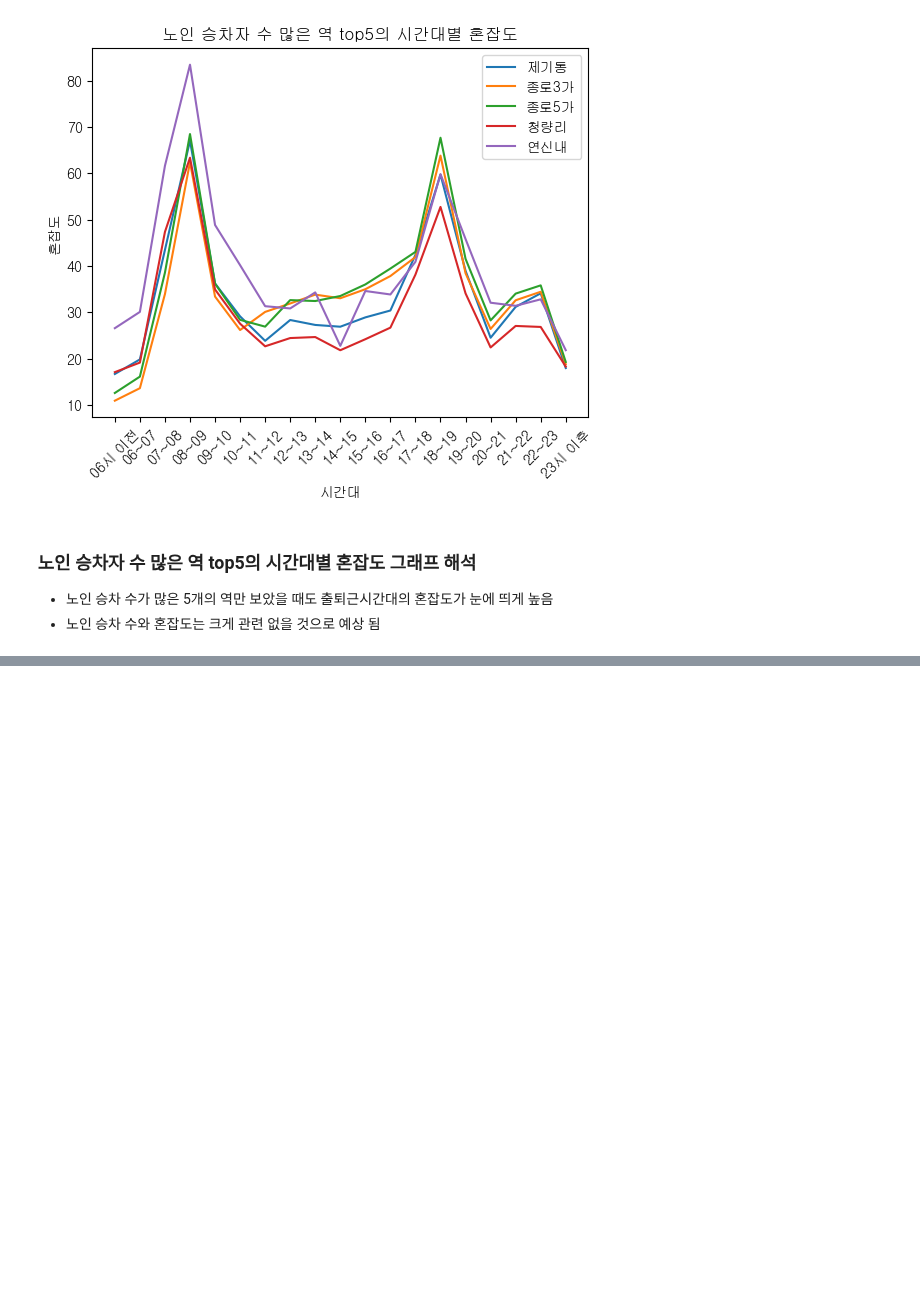
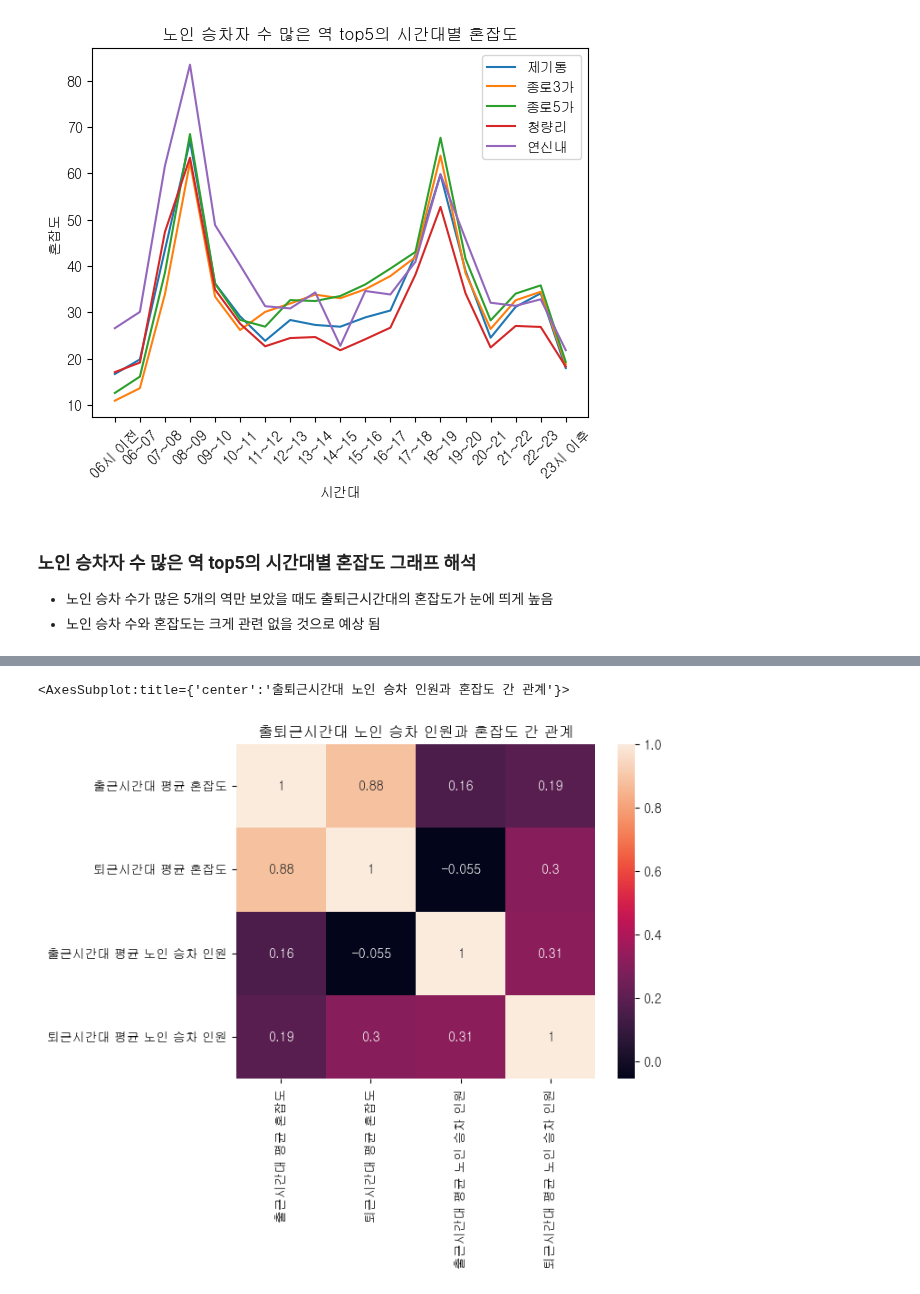
Before and after one commit to HyunJW/Subway_Analystic, a Jupyter notebook: data_analysis/노인승하차인원_혼잡도 관계.ipynb, the cells around one changed output, grey strips where cells are left out. Cells and saved outputs as stored; diff of their text form; code cells hidden in the pictures; blank space fills up the shorter version.

```diff
--- a/data_analysis/노인승하차인원_혼잡도 관계.ipynb
+++ b/data_analysis/노인승하차인원_혼잡도 관계.ipynb
@@ -192,0 +213,4 @@ Text(0.5, 1.0, '노인 승차자 수 많은 역 top5의 시간대별 혼잡도')
+# %%
+con_l = con_l[['역명','18~19','19~20']].groupby('역명').max().reset_index()
+con_l['퇴근시간대 평균 혼잡도'] = con_l.mean(axis=1)
+con_l
@@ -192,0 +231,4 @@ Text(0.5, 1.0, '노인 승차자 수 많은 역 top5의 시간대별 혼잡도')
+# %%
+sen_g = sen_g[['역명','07시-08시','08시-09시']].groupby('역명').max().reset_index()
+sen_g['출근시간대 평균 노인 승차 인원'] = sen_g.mean(axis=1)
+sen_g
@@ -192,0 +249,4 @@ Text(0.5, 1.0, '노인 승차자 수 많은 역 top5의 시간대별 혼잡도')
+# %%
+sen_l = sen_l[['역명','18시-19시','19시-20시']].groupby('역명').max().reset_index()
+sen_l['퇴근시간대 평균 노인 승차 인원'] = sen_l.mean(axis=1)
+sen_l
@@ -192,0 +267,11 @@ Text(0.5, 1.0, '노인 승차자 수 많은 역 top5의 시간대별 혼잡도')
+# %%
+c = pd.merge(con_g, con_l)
+s = pd.merge(sen_g, sen_l)
+sc = pd.merge(c, s)
+sc = sc.drop(columns=['07~08','08~09','18~19','19~20','07시-08시','08시-09시','18시-19시','19시-20시'])
+# %%
+plt.title('출퇴근시간대 노인 승차 인원과 혼잡도 간 관계')
+sns.heatmap(sc.corr(), annot=True)
+# %% [output]
+<AxesSubplot:title={'center':'출퇴근시간대 노인 승차 인원과 혼잡도 간 관계'}>
+[figure, added]
```
Also changed, not shown: parts of 6 cells of this notebook, 2 other files.
